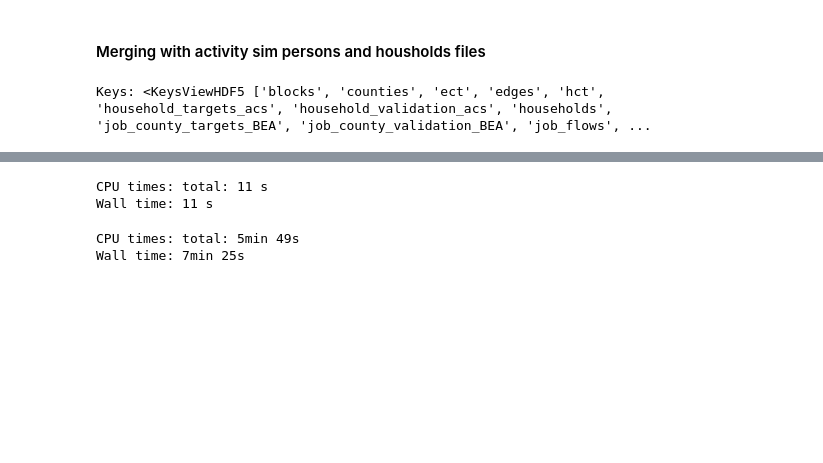
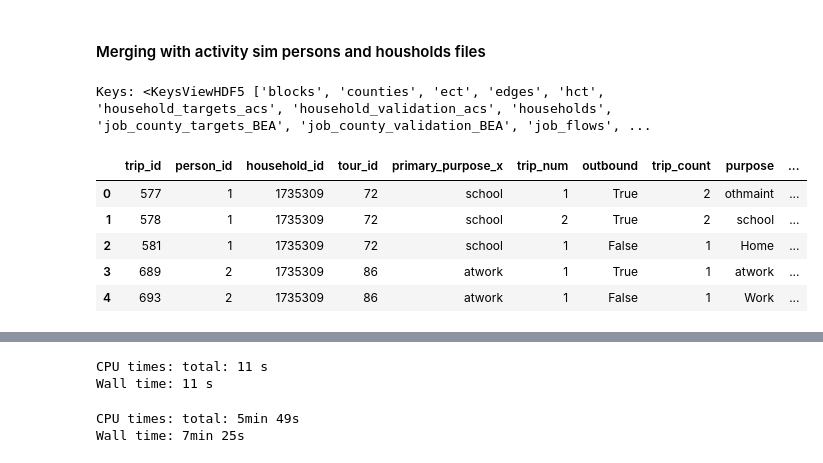
Before and after one commit to LBNL-UCB-STI/beam-core-analysis, a Jupyter notebook: Users/Nazanin/Person_Trip_Level_BEAM_SF.ipynb, the cells around one changed output, grey strips where cells are left out. Cells and saved outputs as stored; diff of their text form; code cells hidden in the pictures; blank space fills up the shorter version.

```diff
--- a/Users/Nazanin/Person_Trip_Level_BEAM_SF.ipynb
+++ b/Users/Nazanin/Person_Trip_Level_BEAM_SF.ipynb
@@ -580,18 +618,18 @@ Person_Trip_eventsSF.to_csv('C:/Shared-Work/Data/CleanData/sf_2018_base_core_act
 #### Merging with activity sim persons and housholds files
 # %%
 actloc_2018_baseline = "https://beam-outputs.s3.amazonaws.com/pilates-outputs/sfbay-base-20220409/activitysim/"
-actloc_2018_transitFreq05 = "https://beam-outputs.s3.amazonaws.com/pilates-outputs/sfbay-transit_frequencies_0.5-20220228/activitysim/"
-actloc_2018_transitFreq1p5 = "https://beam-outputs.s3.amazonaws.com/pilates-outputs/sfbay-transit_frequencies_1.5-20220228/activitysim/"
-actloc_2018_transitFreq2 = "https://beam-outputs.s3.amazonaws.com/pilates-outputs/sfbay-transit_frequencies_2.0-20220229/activitysim/"
+actloc_2018_transitFreq05 = "https://beam-outputs.s3.amazonaws.com/pilates-outputs/sfbay-transit_frequencies_0.5-20220528/activitysim/"
+actloc_2018_transitFreq1p5 = "https://beam-outputs.s3.amazonaws.com/pilates-outputs/sfbay-transit_frequencies_1.5-20220529/activitysim/"
+actloc_2018_transitFreq2 = "https://beam-outputs.s3.amazonaws.com/pilates-outputs/sfbay-transit_frequencies_2.0-20220529/activitysim/"
 actloc_2018_rhFleetsz0125 = "https://beam-outputs.s3.amazonaws.com/pilates-outputs/sfbay-RH_fleetsz_0.125-20220408/activitysim/"
 actloc_2018_rhFleetsz175 = "https://beam-outputs.s3.amazonaws.com/pilates-outputs/sfbay-RH_fleetsz_1.75-20220408/activitysim/"
 
-households = pd.read_csv(actloc_2018_baseline + 'final_households.csv')
-persons = pd.read_csv(actloc_2018_baseline + 'final_persons.csv')
-tours = pd.read_csv(actloc_2018_baseline +'final_tours.csv')
-plans = pd.read_csv(actloc_2018_baseline +'final_plans.csv')
-trips = pd.read_csv(actloc_2018_baseline + 'final_trips.csv')
-landuse = pd.read_csv(actloc_2018_baseline + 'final_land_use.csv')
+households = pd.read_csv(actloc_2018_transitFreq05 + 'final_households.csv')
+persons = pd.read_csv(actloc_2018_transitFreq05 + 'final_persons.csv')
+tours = pd.read_csv(actloc_2018_transitFreq05 +'final_tours.csv')
+plans = pd.read_csv(actloc_2018_transitFreq05 +'final_plans.csv')
+trips = pd.read_csv(actloc_2018_transitFreq05 + 'final_trips.csv')
+landuse = pd.read_csv(actloc_2018_transitFreq05 + 'final_land_use.csv')
 # %%
 # PUMS data for Disability information
 filename = "C:/Shared-Work/Data/Disability_PUMS/custom_mpo_06197001_model_data.h5"
@@ -642,3 +680,12 @@ hhperTours = hhperTours.sort_values(by=['person_id','tour_id']).reset_index(drop
 tourTripsMerged = pd.merge(left=trips, right=hhperTours, how='left', on=['person_id','tour_id'])
 #tourTripsMerged = pd.merge(left=trips, right=hhperTours, how='left', on=['person_id','tour_id'], suffixes=('', '_drop'))
 #tourTripsMerged.drop([col for col in tourTripsMerged.columns if 'drop' in col], axis=1, inplace=True)
+# %%
+tourTripsMerged.head()
+# %% [output]
+|  | trip_id | person_id | household_id | tour_id | primary_purpose_x | trip_num | outbound | trip_count | purpose | ... |
+| 0 | 577 | 1 | 1735309 | 72 | school | 1 | True | 2 | othmaint | ... |
+| 1 | 578 | 1 | 1735309 | 72 | school | 2 | True | 2 | school | ... |
+| 2 | 581 | 1 | 1735309 | 72 | school | 1 | False | 1 | Home | ... |
+| 3 | 689 | 2 | 1735309 | 86 | atwork | 1 | True | 1 | atwork | ... |
+| 4 | 693 | 2 | 1735309 | 86 | atwork | 1 | False | 1 | Work | ... |
```
Also changed, not shown: parts of 5 cells of this notebook, 1 other file.
